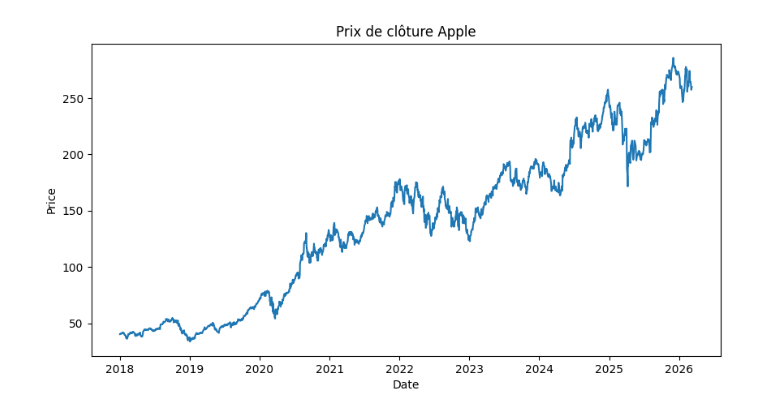
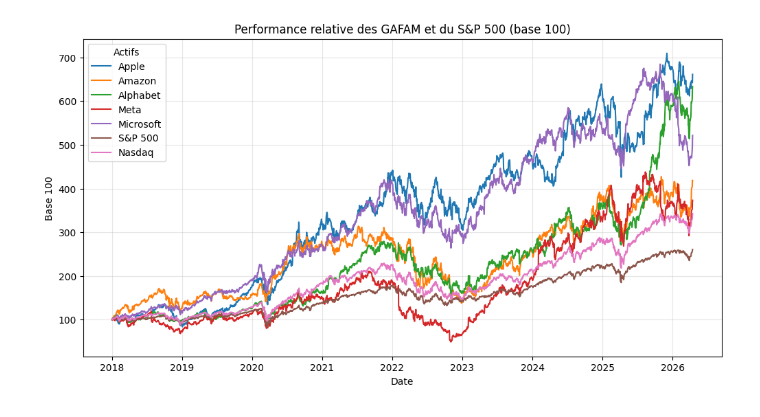
Before and after one commit to JadMzk/EconometricAnalysisGAFAM, a Jupyter notebook: univarie.ipynb, the cells around one changed output. Saved outputs shown, nothing was run; the diff lists cells and outputs as text; code cells hidden in the pictures.

```diff
--- a/univarie.ipynb
+++ b/univarie.ipynb
@@ -61,0 +79,23 @@ Date
+# %%
+close = close.rename(columns={
+    "AAPL": "Apple",
+    "AMZN": "Amazon",
+    "META": "Meta",
+    "GOOGL": "Alphabet",
+    "MSFT": "Microsoft",
+    "^GSPC": "S&P 500",
+    "^IXIC": "Nasdaq"
+})
+
+# Plot
+plt.figure(figsize=(12,6))
+
+for col in close.columns:
+    plt.plot(close.index, close[col], label=col)
+
+plt.title("Prix de clôture GAFAM vs S&P 500")
+plt.xlabel("Date")
+plt.ylabel("Prix de clôture")
+plt.legend(title="Actifs")
+plt.grid(True, alpha=0.3)
+plt.show()
@@ -62,12 +104,22 @@ Date
 # %%
-plt.figure(figsize=(10,5))
-plt.plot(close)
-plt.title("Prix de clôture Apple")
+# Base 100
+close_base100 = close / close.iloc[0] * 100
+
+# Plot
+plt.figure(figsize=(12,6))
+
+for col in close_base100.columns:
+    plt.plot(close_base100.index, close_base100[col], label=col)
+
+plt.title("Performance relative des GAFAM et du S&P 500 (base 100)")
 plt.xlabel("Date")
-plt.ylabel("Price")
+plt.ylabel("Base 100")
+plt.legend(title="Actifs")
+plt.grid(True, alpha=0.3)
+
 plt.show()
 # %% [output]
-[figure, old version]
+[figure, new version]
 # %%
 
 
```
Also changed, not shown: parts of 7 cells of this notebook.
